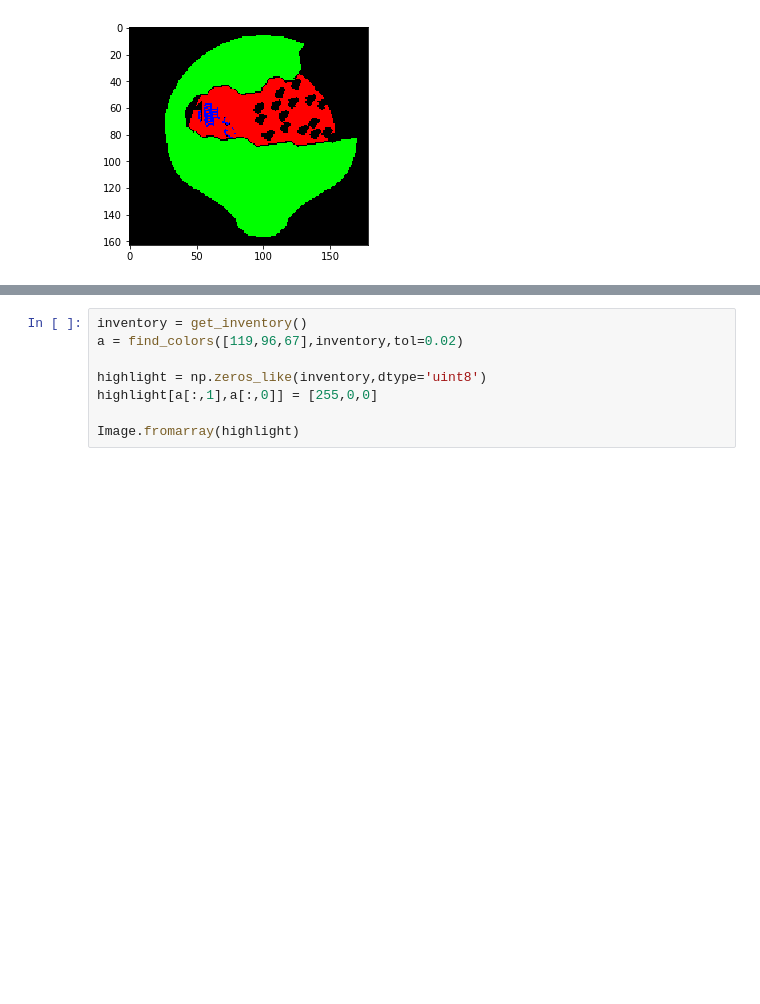
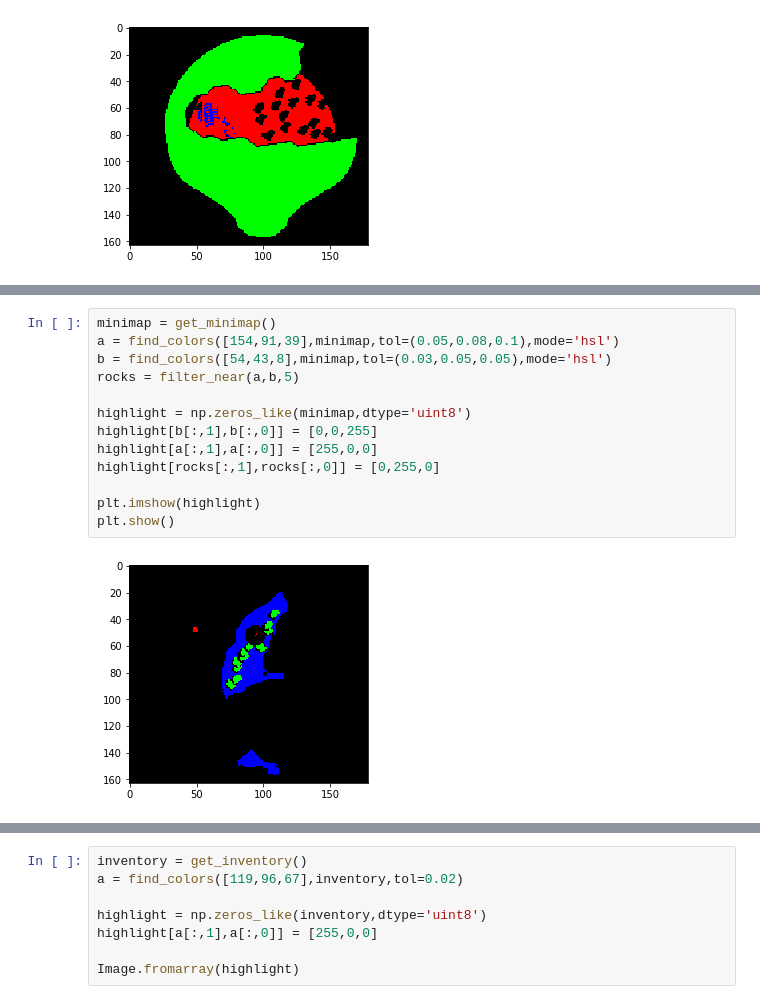
Before and after one commit to BenLand100/srbot, a Jupyter notebook: Prototyping.ipynb, the cells around one changed output, grey strips where cells are left out. Cells and saved outputs as stored; diff of their text form; blank space fills up the shorter version.

```diff
--- a/Prototyping.ipynb
+++ b/Prototyping.ipynb
@@ -190,0 +241,15 @@ ladder [58.77692308 64.7       ]
+# %%
+minimap = get_minimap()
+a = find_colors([154,91,39],minimap,tol=(0.05,0.08,0.1),mode='hsl')
+b = find_colors([54,43,8],minimap,tol=(0.03,0.05,0.05),mode='hsl')
+rocks = filter_near(a,b,5)
+
+highlight = np.zeros_like(minimap,dtype='uint8')
+highlight[b[:,1],b[:,0]] = [0,0,255]
+highlight[a[:,1],a[:,0]] = [255,0,0]
+highlight[rocks[:,1],rocks[:,0]] = [0,255,0]
+
+plt.imshow(highlight)
+plt.show()
+# %% [output]
+[figure, added]
```
Also changed, not shown: parts of 9 cells of this notebook, 6 other files.
